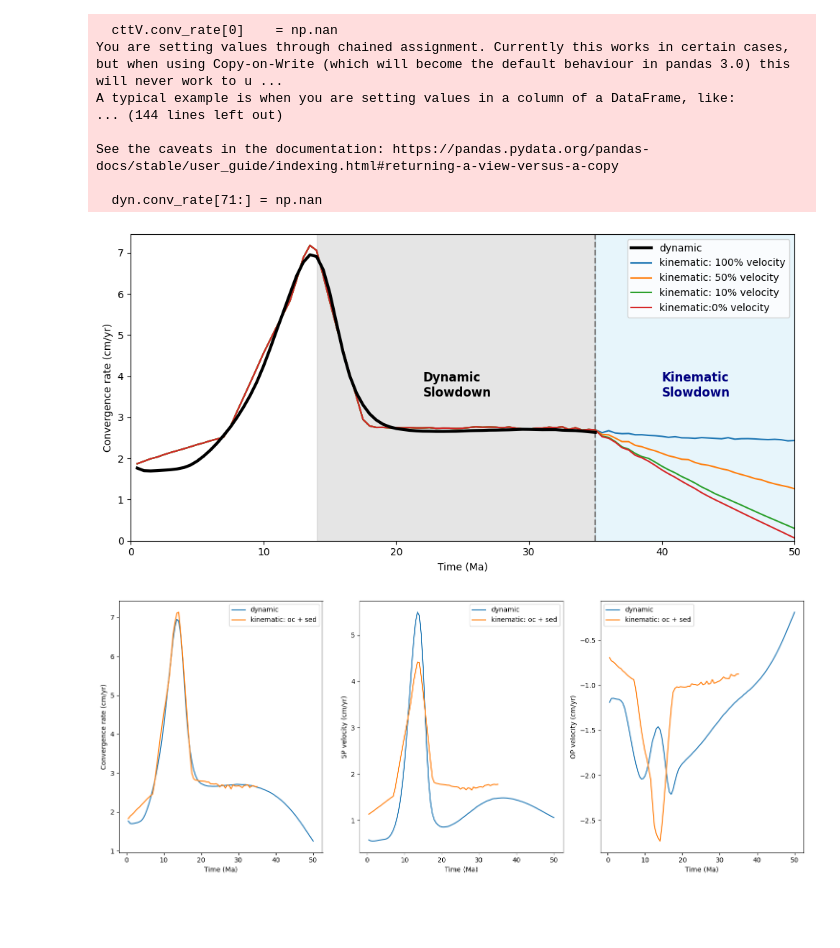
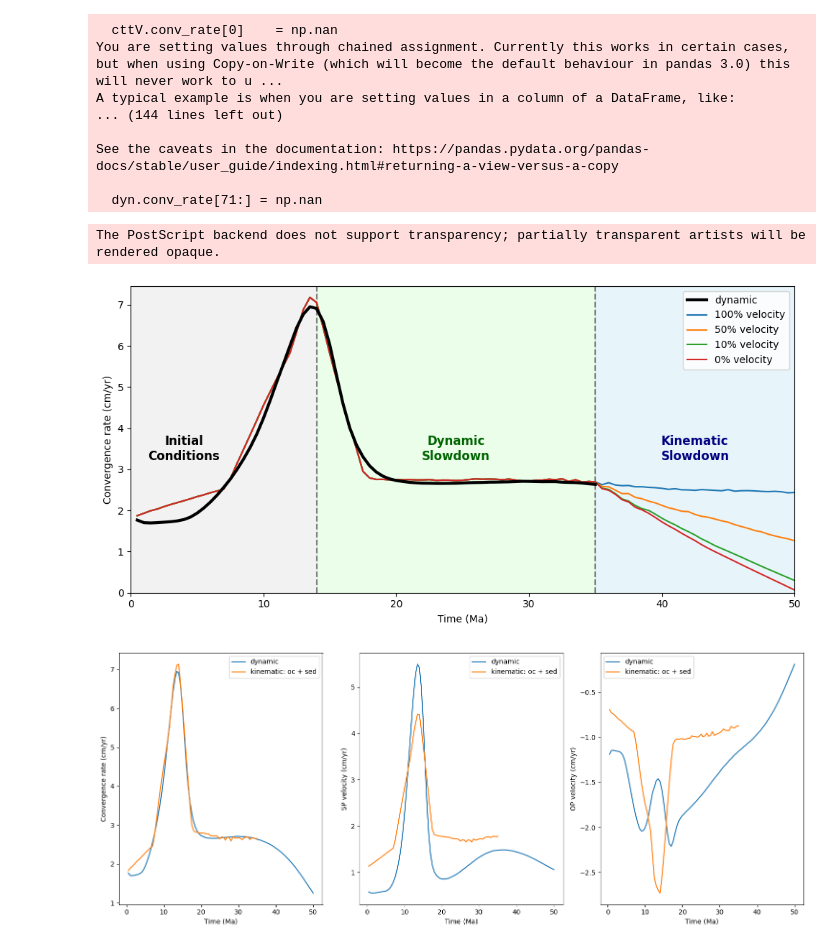
Before and after one commit to vaturino/exhumation, a Jupyter notebook: analysis/velocities/compare_CR_dyn_kin.ipynb, the cells around one changed output. Drawn from its saved outputs; the diff is of its cells as text; code cells hidden in the pictures; blank space fills up the shorter version.

Commit message:
polished scripts

```diff
--- a/analysis/velocities/compare_CR_dyn_kin.ipynb
+++ b/analysis/velocities/compare_CR_dyn_kin.ipynb
@@ -67,27 +67,34 @@ See the caveats in the documentation: https://pandas.pydata.org/pandas-docs/stab
 # %%
 fig = plt.figure(figsize=(10, 5))
 plt.plot(dyn.time/1e6, dyn.conv_rate, label='dynamic', zorder = 20, color = 'k', linewidth = 3)
-plt.plot(cttV.time/1e6, cttV.conv_rate, label='kinematic: 100% velocity')
-plt.plot(Vto50pc.time/1e6, Vto50pc.conv_rate, label='kinematic: 50% velocity', zorder = 10)
-plt.plot(Vto10pc.time/1e6, Vto10pc.conv_rate, label='kinematic: 10% velocity', zorder = 10)
-plt.plot(Vto0pc.time/1e6, Vto0pc.conv_rate, label='kinematic:0% velocity', zorder = 10)
+plt.plot(cttV.time/1e6, cttV.conv_rate, label='100% velocity')
+plt.plot(Vto50pc.time/1e6, Vto50pc.conv_rate, label='50% velocity', zorder = 10)
+plt.plot(Vto10pc.time/1e6, Vto10pc.conv_rate, label='10% velocity', zorder = 10)
+plt.plot(Vto0pc.time/1e6, Vto0pc.conv_rate, label='0% velocity', zorder = 10)
 plt.axvline(x=35.0, color = 'grey', linestyle = "--")
 
+#plot rectangle between x = 0 and x = 14
+plt.axvspan(0, 14, alpha=0.2, color='silver')
+plt.axvline(x=14.0, color = 'grey', linestyle = "--")
+plt.text(4, 3.5, 'Initial\nConditions', fontsize=12, fontweight='bold', color = 'k', ha='center', va='center')
+
+
 #plot rectangle between x = 14 and x = 35
-plt.axvspan(14, 35, alpha=0.2, color='grey')
-plt.text(22, 3.5, 'Dynamic\nSlowdown', fontsize=12, fontweight='bold', color = 'k')
-plt.text(40, 3.5, 'Kinematic\nSlowdown', fontsize=12, fontweight='bold', color = 'navy')
+plt.axvspan(14, 35, alpha=0.2, color='palegreen')
+plt.text(24.5, 3.5, 'Dynamic\nSlowdown', fontsize=12, fontweight='bold', color = 'darkgreen', ha='center', va='center')
+plt.text(42.5, 3.5, 'Kinematic\nSlowdown', fontsize=12, fontweight='bold', color = 'navy', ha='center', va='center')
 plt.axvspan(35, 50, alpha=0.2, color='skyblue')
 
 plt.ylim(0, dyn.conv_rate.max() + 0.5)
 plt.xlim(0, 50)
 plt.xlabel('Time (Ma)')
 plt.ylabel('Convergence rate (cm/yr)')
 plt.legend(loc = 'upper right')
 plt.tight_layout()
-plt.savefig(f"/home/vturino/PhD/projects/exhumation/plots/imposed_velocities/compare_velocities.png", dpi = 1000)
+plt.savefig(f"/home/vturino/PhD/projects/exhumation/plots/imposed_velocities/compare_velocities.eps", dpi = 1000)
 # %% [output]
+The PostScript backend does not support transparency; partially transparent artists will be rendered opaque.
-[figure, old version]
+[figure, new version]
 # %%
 ax, fig = plt.subplots(1, 3, figsize=(15, 6))
 fig[0].plot(dyn.time/1e6, dyn.conv_rate, label='dynamic')
```
Also changed, not shown: 5 other files.
